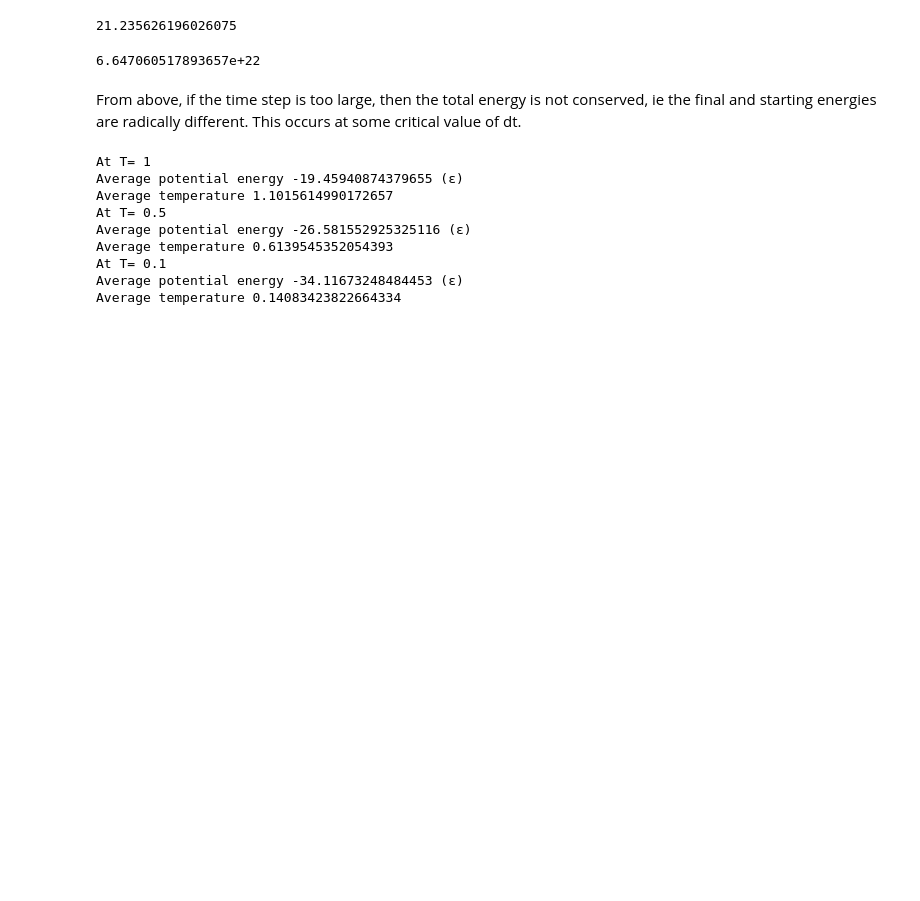
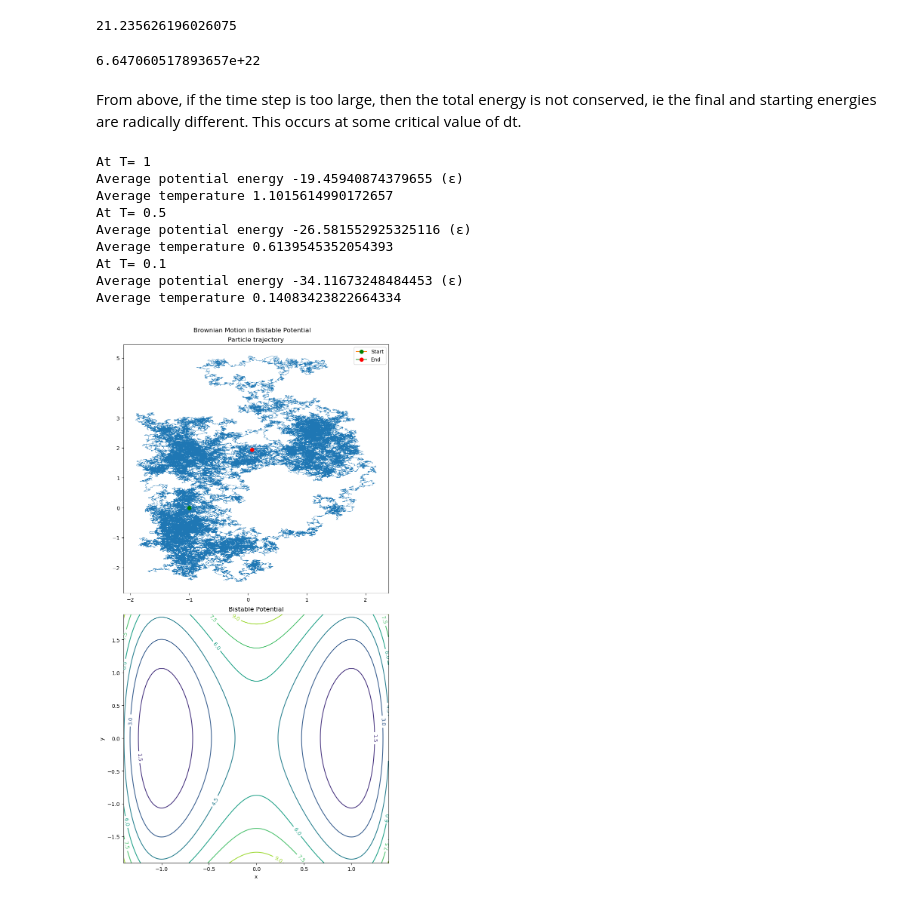
Before and after one commit to JooshK/ModelingTheLivingCell, a Jupyter notebook: scripts/PS4/main.ipynb, the cells around one changed output. Drawn from its saved outputs; the diff is of its cells as text; code cells hidden in the pictures; blank space fills up the shorter version.

Commit message:
Completed plotting and sim of brownian motion

```diff
--- a/scripts/PS4/main.ipynb
+++ b/scripts/PS4/main.ipynb
@@ -132,3 +132,32 @@ trajectory = brownian.run()
 trajectory = np.array(trajectory)
 trajectory_x = trajectory[:, 0]
 trajectory_y = trajectory[:, 1]
+# %%
+def V(x, y):
+    return 5 * (x ** 2 - 1) ** 2 + 10 * (y ** 2) * (1 / (np.tan(70 / 180 * np.pi)) ** 2)
+# %%
+fig, (ax1, ax2) = plt.subplots(2,figsize=(8,15))
+fig.tight_layout(pad=2)
+fig.suptitle('Brownian Motion in Bistable Potential')
+fig.subplots_adjust(top=0.95)
+plt.xlabel("x")
+plt.ylabel("y")
+
+ax1.title.set_text("Particle trajectory")
+ax1.plot(trajectory_x, trajectory_y, lw=0.5)
+ax1.plot(pos[0], pos[1], label="Start", marker="o", markersize=7, markerfacecolor='green', markeredgecolor='green')
+ax1.plot(trajectory_x[-1], trajectory_y[-1], label="End", marker="o", markersize=7, markerfacecolor='red', markeredgecolor='red')
+ax1.legend()
+
+ax2.title.set_text("Bistable Potential")
+ax2.set_ylabel("y")
+xs = np.arange(-1.4, 1.4, 0.01)
+ys = np.arange(-1.9, 1.9, 0.01)
+X, Y = np.meshgrid(xs, ys)
+Z = V(X, Y)
+CS = ax2.contour(X, Y, Z)
+ax2.clabel(CS, inline=True, fontsize=10)
+
+fig.savefig("../../data/Brownian_Motion.png")
+# %% [output]
+[figure, added]
```
Also changed, not shown: parts of 6 cells of this notebook, 5 other files.
